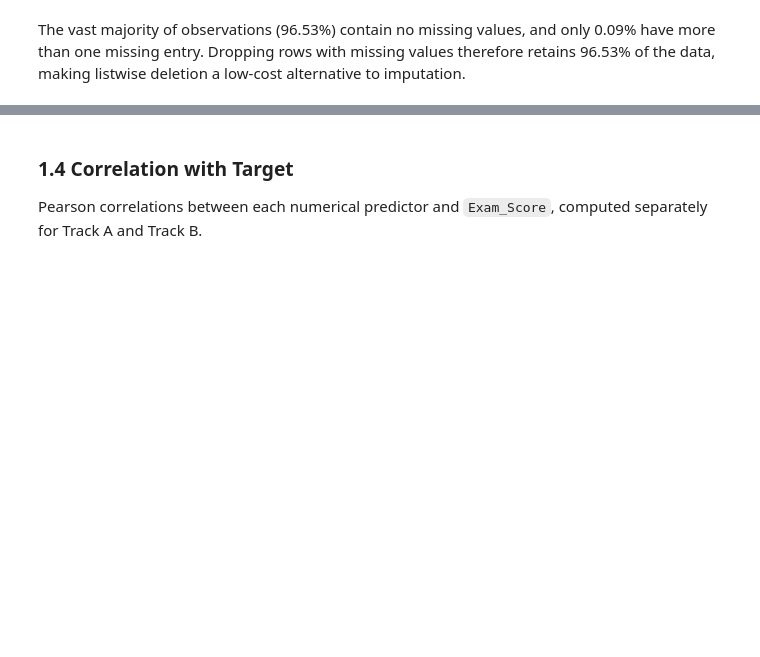
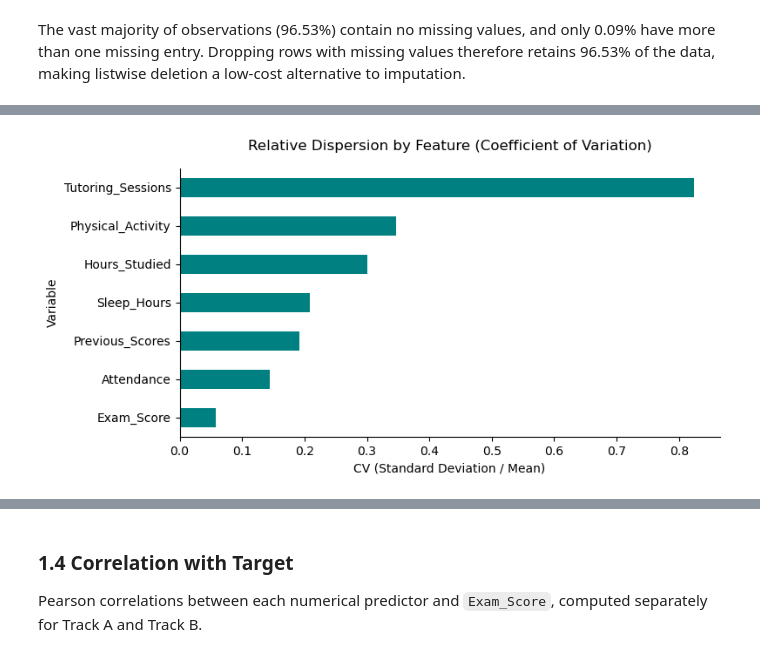
Before and after one commit to lizhsaao/math_project, a Jupyter notebook: notebooks/1.ipynb, the cells around one changed output, grey strips where cells are left out. Cells and saved outputs as stored; diff of their text form; code cells hidden in the pictures; blank space fills up the shorter version.

```diff
--- a/notebooks/1.ipynb
+++ b/notebooks/1.ipynb
@@ -95,0 +138,13 @@ The mean `Exam_Score` is 67.24 (s.d. 3.89), indicating relatively low dispersion
+# %%
+desc_stats = df.describe().T[["mean", "std", "min", "50%", "max"]]
+desc_stats["CV"] = df.std(numeric_only=True) / df.mean(numeric_only=True)
+desc_stats["Skewness"] = df.skew(numeric_only=True)
+
+desc_stats.columns = ["Mean", "Std Dev", "Min", "Median", "Max", "CV", "Skewness"]
+
+desc_stats = desc_stats.round({
+    "Mean": 2, "Std Dev": 2, "Min": 1, "Median": 1, "Max": 1,
+    "CV": 3, "Skewness": 2
+})
+
+display(desc_stats.sort_values(by="CV", ascending=False))
@@ -95,0 +161,11 @@ The mean `Exam_Score` is 67.24 (s.d. 3.89), indicating relatively low dispersion
+# %%
+plt.figure(figsize=(8, 4))
+desc_stats["CV"].sort_values().plot(kind="barh", color="teal")
+
+plt.title("Relative Dispersion by Feature (Coefficient of Variation)", fontsize=12, pad=15)
+plt.xlabel("CV (Standard Deviation / Mean)")
+plt.ylabel("Variable")
+sns.despine()
+plt.show()
+# %% [output]
+[figure, added]
```
Also changed, not shown: parts of 18 cells of this notebook.
